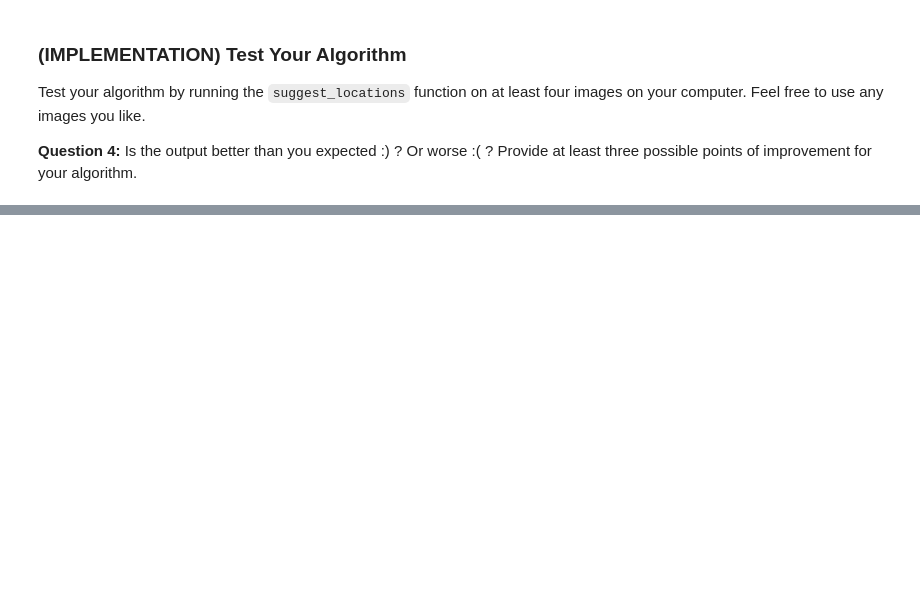
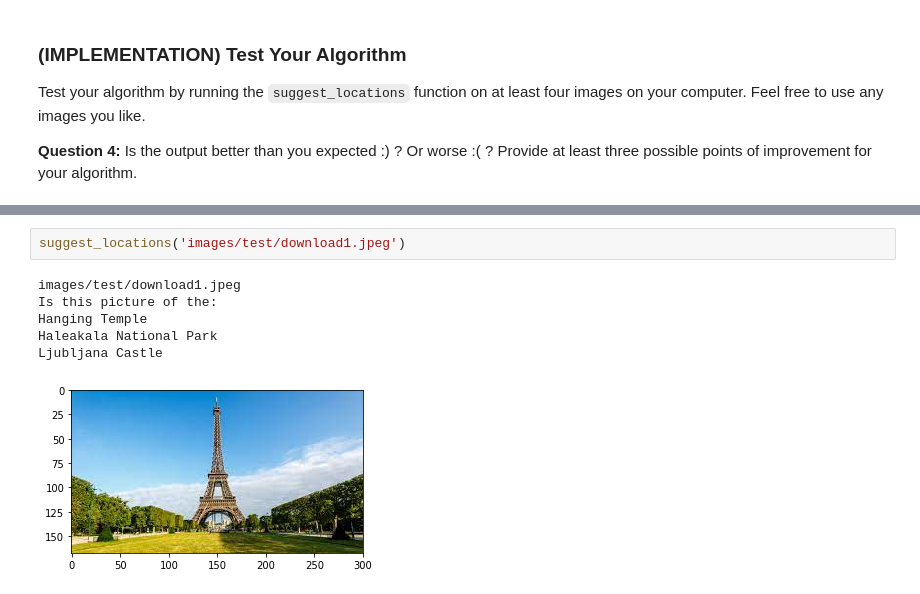
Before and after one commit to gichelli/deep_learning_p2, a Jupyter notebook: landmark.ipynb, the cells around one changed output, grey strips where cells are left out. Cells and saved outputs as stored; diff of their text form; blank space fills up the shorter version.

```diff
--- a/landmark.ipynb
+++ b/landmark.ipynb
@@ -1014,0 +788,9 @@ __Answer:__ (Three possible points for improvement)
+# %%
+suggest_locations('images/test/download1.jpeg')
+# %% [output]
+images/test/download1.jpeg
+Is this picture of the:
+Hanging Temple
+Haleakala National Park
+Ljubljana Castle
+[figure, added]
```
Also changed, not shown: parts of 39 cells of this notebook, 6 other files.
